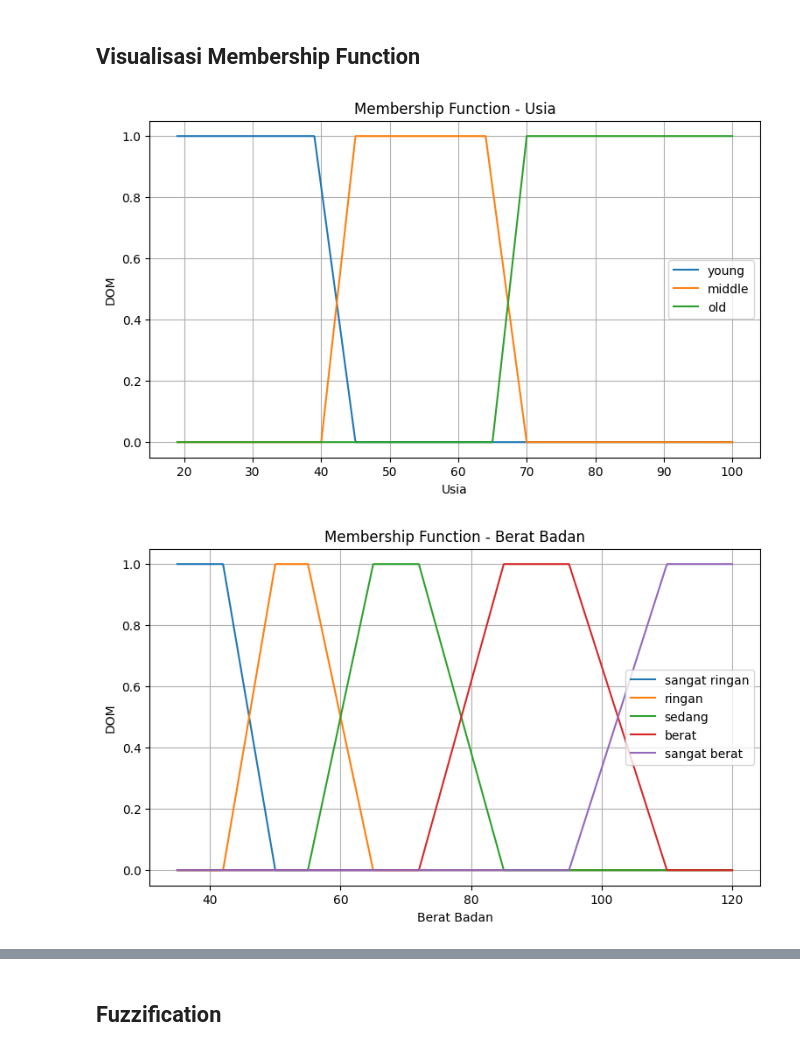
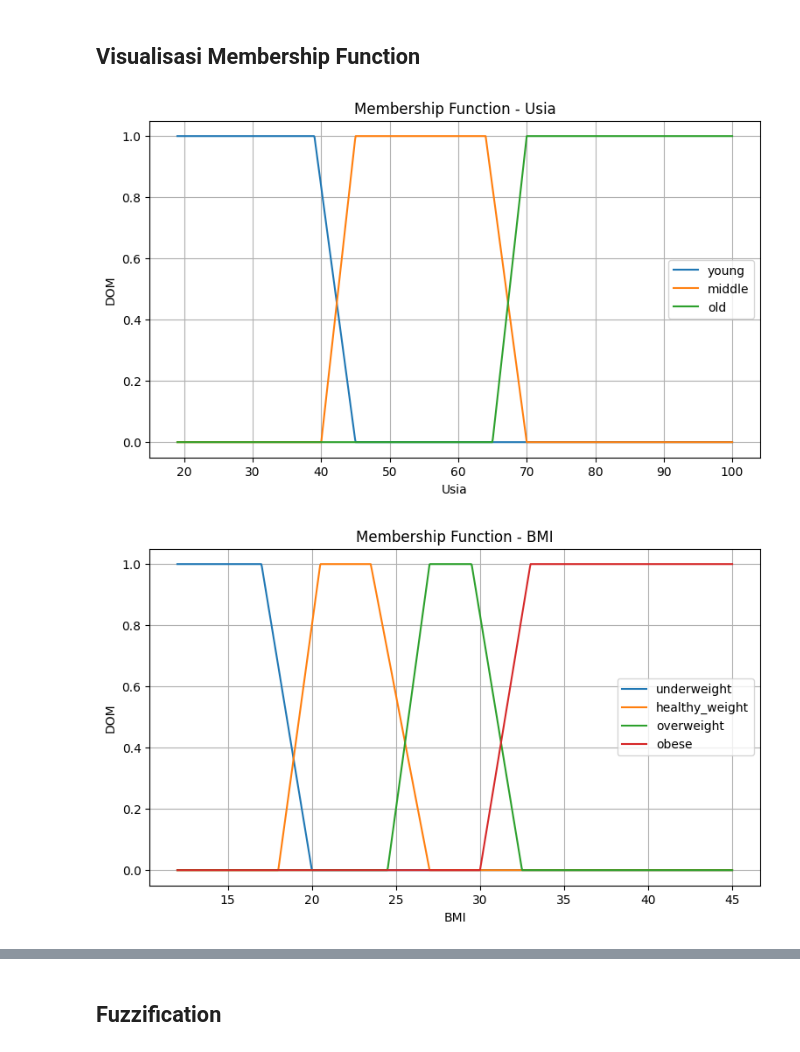
Before and after one commit to gustigratia/Soft-Computing-Projects, a Jupyter notebook: fuzzy-diabetes-risk-defuzzification/fuzzy_diabetes.ipynb, the cells around one changed output, grey strips where cells are left out. Saved outputs shown, nothing was run; the diff lists cells and outputs as text; code cells hidden in the pictures.

Commit message:
feat: change berat_badan into BMI

```diff
--- a/fuzzy-diabetes-risk-defuzzification/fuzzy_diabetes.ipynb
+++ b/fuzzy-diabetes-risk-defuzzification/fuzzy_diabetes.ipynb
@@ -121,17 +131,16 @@ Pada tahap ini ditentukan domain nilai dan fungsi keanggotaan untuk setiap varia
 # %%
 usia = np.linspace(19, 100, 1000)
-berat_badan = np.linspace(35, 120, 1000)
+bmi = np.linspace(12, 45, 1000)
 risiko = np.linspace(0, 100, 1000)
 
 young  = trapmf(usia, 19, 19, 39, 45)
 middle = trapmf(usia, 40, 45, 64, 70)
 old    = trapmf(usia, 65, 70, 100, 100)
 
-bb_sangat_ringan = trapmf(berat_badan, 35, 35, 42, 50)
-bb_ringan        = trapmf(berat_badan, 42, 50, 55, 65)
-bb_sedang        = trapmf(berat_badan, 55, 65, 72, 85)
-bb_berat         = trapmf(berat_badan, 72, 85, 95, 110)
-bb_sangat_berat  = trapmf(berat_badan, 95, 110, 120, 120)
+bmi_underweight = trapmf(bmi, 12.0, 12.0, 17.0, 20.0)
+bmi_healthy     = trapmf(bmi, 18.0, 20.5, 23.5, 27.0)
+bmi_overweight  = trapmf(bmi, 24.5, 27.0, 29.5, 32.5)
+bmi_obese       = trapmf(bmi, 30.0, 33.0, 45.0, 45.0)
 
 risiko_kecil  = trapmf(risiko, 0, 0, 20, 40)
 risiko_sedang = trimf(risiko, 30, 50, 70)
@@ -141,41 +150,29 @@ risiko_tinggi = trapmf(risiko, 60, 80, 100, 100)
 # %%
 plt.figure()
 plt.plot(usia, young, label="young")
 plt.plot(usia, middle, label="middle")
 plt.plot(usia, old, label="old")
 plt.title("Membership Function - Usia")
 plt.xlabel("Usia")
 plt.ylabel("DOM")
 plt.legend()
 plt.grid(True)
 plt.show()
 
 plt.figure()
-plt.plot(berat_badan, bb_sangat_ringan, label="sangat ringan")
-plt.plot(berat_badan, bb_ringan, label="ringan")
-plt.plot(berat_badan, bb_sedang, label="sedang")
-plt.plot(berat_badan, bb_berat, label="berat")
-plt.plot(berat_badan, bb_sangat_berat, label="sangat berat")
-plt.title("Membership Function - Berat Badan")
-plt.xlabel("Berat Badan")
+plt.plot(bmi, bmi_underweight, label="underweight")
+plt.plot(bmi, bmi_healthy, label="healthy_weight")
+plt.plot(bmi, bmi_overweight, label="overweight")
+plt.plot(bmi, bmi_obese, label="obese")
+plt.title("Membership Function - BMI")
+plt.xlabel("BMI")
 plt.ylabel("DOM")
 plt.legend()
 plt.grid(True)
 plt.show()
-
-# plt.figure()
-# plt.plot(risiko, risiko_kecil, label="kecil")
-# plt.plot(risiko, risiko_sedang, label="sedang")
-# plt.plot(risiko, risiko_tinggi, label="tinggi")
-# plt.title("Membership Function - Risiko")
-# plt.xlabel("Skor Risiko")
-# plt.ylabel("DOM")
-# plt.legend()
-# plt.grid(True)
-# plt.show()
 # %% [output]
 [figure]
-[figure, old version]
+[figure, new version]
 # %% [markdown]
 ## Rule Base (IF–THEN)
 
```
Also changed, not shown: parts of 19 cells of this notebook.
